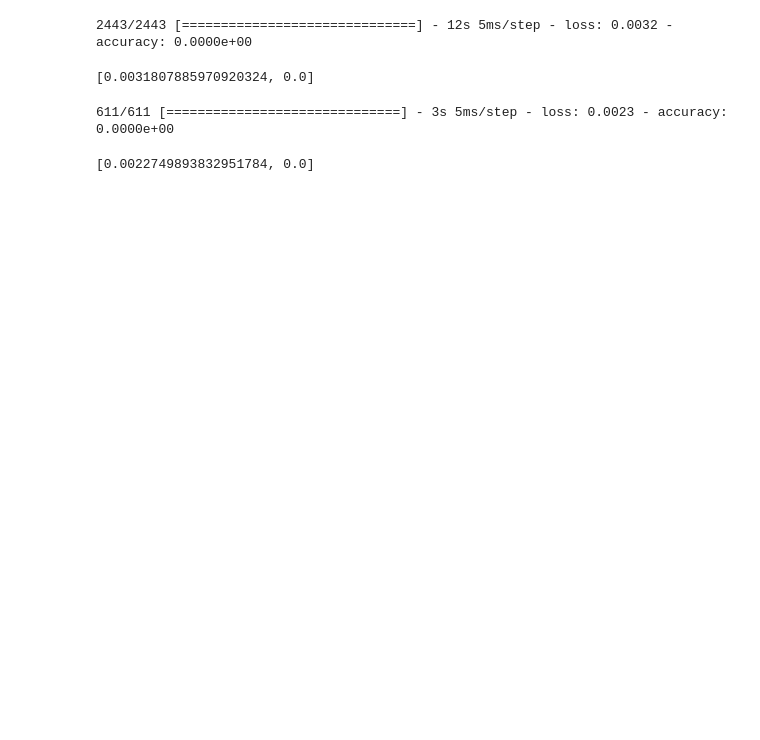
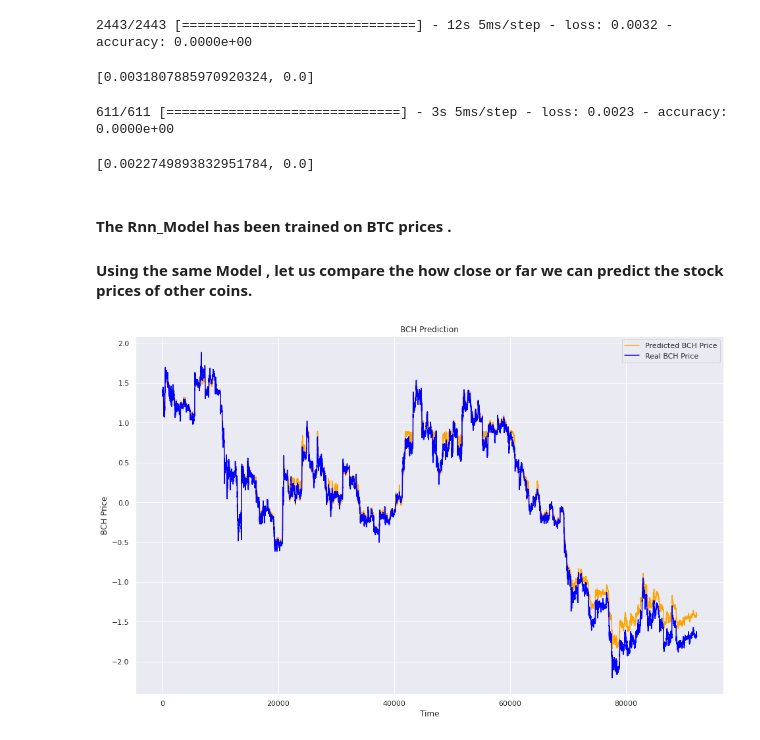
Before and after one commit to VijayKalmath/Stock-Prediction-usingLSTM, a Jupyter notebook: BTC-Stock-Prediction-usingLSTM.ipynb, the cells around one changed output. Cells and saved outputs as stored; diff of their text form; code cells hidden in the pictures; blank space fills up the shorter version.

Commit message:
Ran BTC Trained Model on BCH,ETH and LTC

```diff
--- a/BTC-Stock-Prediction-usingLSTM.ipynb
+++ b/BTC-Stock-Prediction-usingLSTM.ipynb
@@ -347,3 +347,51 @@ Rnn_model.evaluate(X_Rnn_test,y_Rnn_test)
 # %% [output]
 611/611 [==============================] - 3s 5ms/step - loss: 0.0023 - accuracy: 0.0000e+00
 [0.0022749893832951784, 0.0]
+# %% [markdown]
+#### The Rnn_Model has been trained on BTC  prices .
+
+#### Using the same Model , let us compare the how close or far we can predict the stock prices of other coins.
+# %%
+# Bitcoin Cash BCH
+# Filename : BCH-USD.csv
+
+BCH_Path = "data/crypto_data/BCH-USD.csv"
+
+Bch_df = pd.read_csv(BCH_Path,names=['time', 'low', 'high', 'open', 'close', 'volume'])
+
+# Get the Time and Close Columns only
+Bch_close = Bch_df[['time','close']].copy()
+
+# Normalize the Close Values :
+Bch_close['close_normalized'] = (Bch_close['close'] - Bch_close['close'].mean() ) / Bch_close['close'].std()
+
+# Once Normalized convert DF column into Numpy array
+
+Bch_train = np.array(bch_close['close_normalized'])
+
+BchX_Rnn_train = []
+Bchy_Rnn_train = []
+
+for i in range(TIME_STEP, Bch_train.shape[0]):
+    BchX_Rnn_train.append(Bch_train[i-TIME_STEP:i])
+    Bchy_Rnn_train.append(Bch_train[i])
+
+BchX_Rnn_train, Bchy_Rnn_train = np.array(BchX_Rnn_train), np.array(Bchy_Rnn_train)
+
+BchX_Rnn_train = np.reshape(BchX_Rnn_train,(BchX_Rnn_train.shape[0],BchX_Rnn_train.shape[1],1))
+# %%
+Bch_output_prediction = Rnn_model.predict(BchX_Rnn_train)
+# %%
+plt.figure(figsize=(16,10))
+
+plt.plot(Bch_output_prediction, color = 'orange', label = 'Predicted BCH Price')
+plt.plot(Bchy_Rnn_train, color = 'blue', label = 'Real BCH Price')
+
+plt.title('BCH Prediction')
+plt.xlabel('Time')
+plt.ylabel('BCH Price')
+
+plt.legend()
+plt.show()
+# %% [output]
+[figure, added]
```
Also changed, not shown: parts of 11 cells of this notebook.
